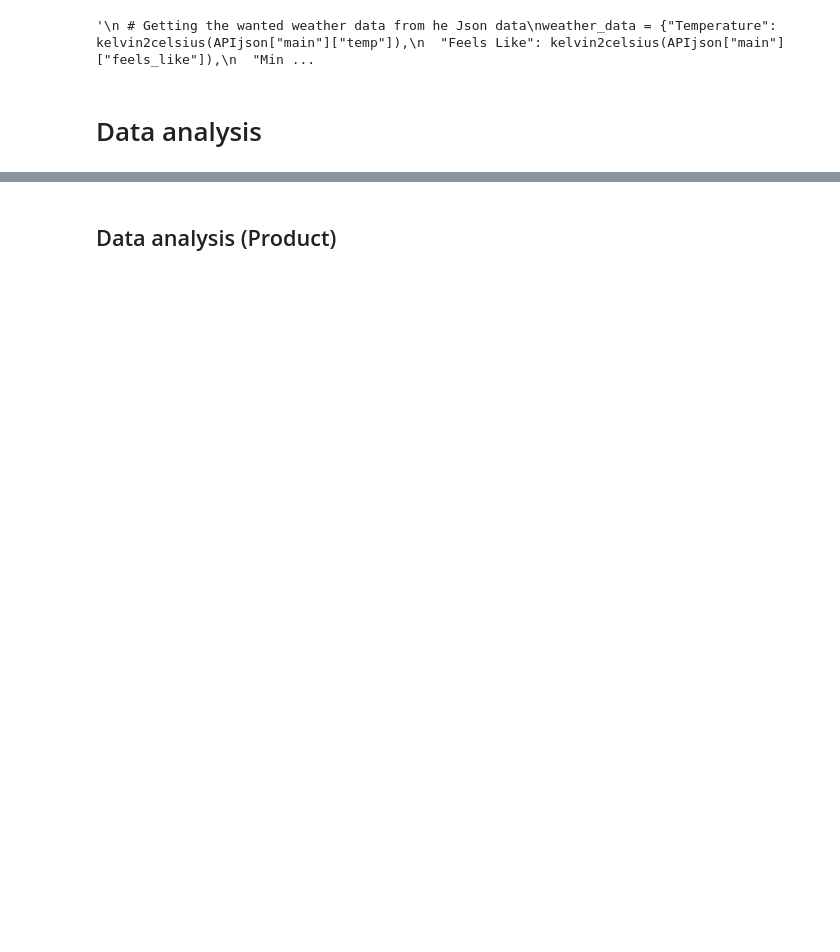
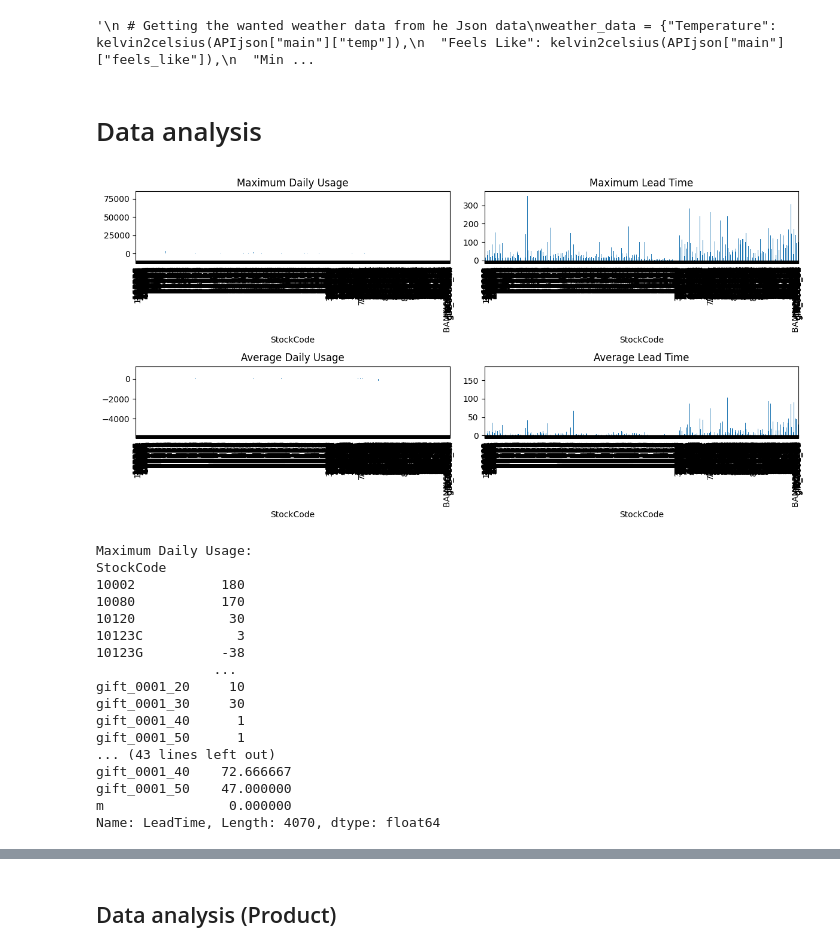
Before and after one commit to Thomas-Schrder/Bachelor-Project, a Jupyter notebook: BachelorML.ipynb, the cells around one changed output, grey strips where cells are left out. Drawn from its saved outputs; the diff is of its cells as text; code cells hidden in the pictures; blank space fills up the shorter version.

Commit message:
Oprettet ved hjælp af Colaboratory

```diff
--- a/BachelorML.ipynb
+++ b/BachelorML.ipynb
@@ -376,3 +337,66 @@ WeatherDF
 # Would not work no matter what, tired batch processing, found out after that there is a max number of reuqests.
 # %% [markdown]
 # Data analysis
+# %%
+import pandas as pd
+import numpy as np
+import matplotlib.pyplot as plt
+from google.colab import drive
+
+# Read the data into a pandas DataFrame
+data = pd.read_csv(filepath, encoding="ISO-8859-1")
+
+# Convert the "InvoiceDate" column to a datetime format
+data['InvoiceDate'] = pd.to_datetime(data['InvoiceDate'])
+
+# Calculate daily usage and lead time for each item
+data['DailyUsage'] = data.groupby(['StockCode', 'InvoiceDate'])['Quantity'].transform('sum')
+data['LeadTime'] = data.groupby(['StockCode'])['InvoiceDate'].diff().dt.days.fillna(0)
+
+# Calculate the maximum daily usage, maximum lead time, average daily usage, and average lead time
+max_daily_usage = data.groupby(['StockCode'])['DailyUsage'].max()
+max_lead_time = data.groupby(['StockCode'])['LeadTime'].max()
+avg_daily_usage = data.groupby(['StockCode'])['DailyUsage'].mean()
+avg_lead_time = data.groupby(['StockCode'])['LeadTime'].mean()
+# %%
+# Visualize the results
+plt.figure(figsize=(12, 6))
+plt.subplot(2, 2, 1)
+max_daily_usage.plot(kind='bar', title='Maximum Daily Usage')
+plt.subplot(2, 2, 2)
+max_lead_time.plot(kind='bar', title='Maximum Lead Time')
+plt.subplot(2, 2, 3)
+avg_daily_usage.plot(kind='bar', title='Average Daily Usage')
+plt.subplot(2, 2, 4)
+avg_lead_time.plot(kind='bar', title='Average Lead Time')
+plt.tight_layout()
+plt.show()
+
+# Print the results
+print("Maximum Daily Usage:")
+print(max_daily_usage)
+print("\nMaximum Lead Time:")
+print(max_lead_time)
+print("\nAverage Daily Usage:")
+print(avg_daily_usage)
+print("\nAverage Lead Time:")
+print(avg_lead_time)
+# %% [output]
+[figure, added]
+Maximum Daily Usage:
+StockCode
+10002           180
+10080           170
+10120            30
+10123C            3
+10123G          -38
+               ...
+gift_0001_20     10
+gift_0001_30     30
+gift_0001_40      1
+gift_0001_50      1
+... (43 lines left out)
+gift_0001_40    72.666667
+gift_0001_50    47.000000
+m                0.000000
+Name: LeadTime, Length: 4070, dtype: float64
```
Also changed, not shown: parts of 51 cells of this notebook.
